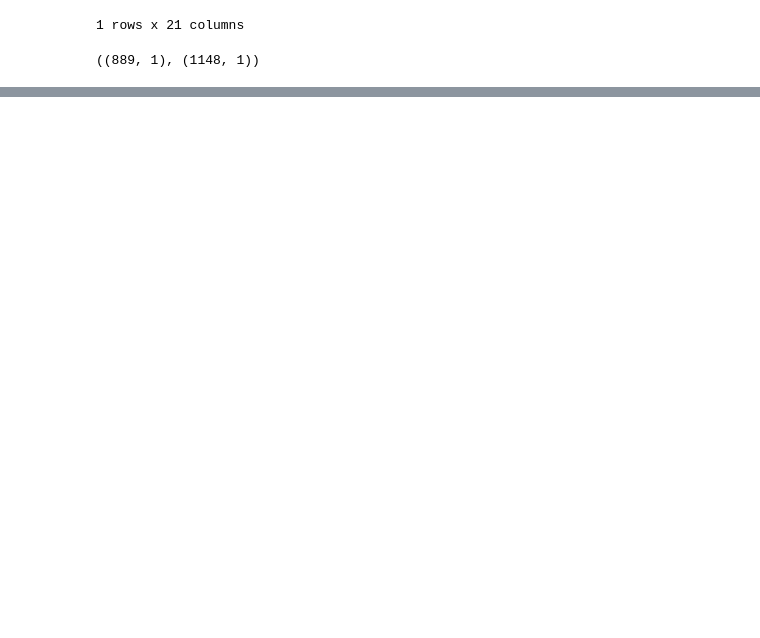
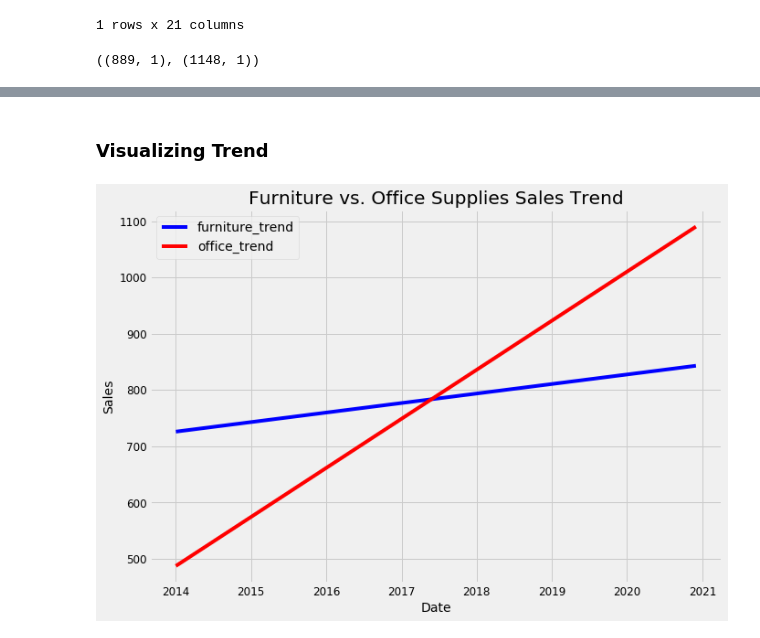
Before and after one commit to yuchild/time_series_ex1, a Jupyter notebook: Time_Series_Ex1.ipynb, the cells around one changed output, grey strips where cells are left out. Saved outputs shown, nothing was run; the diff lists cells and outputs as text; code cells hidden in the pictures; blank space fills up the shorter version.

```diff
--- a/Time_Series_Ex1.ipynb
+++ b/Time_Series_Ex1.ipynb
@@ -337,0 +539,3 @@ furniture.shape, office.shape
+# %%
+furn_names = ['furniture_%s' % column for column in furn_forecast.columns]
+off_names = ['office_%s' % column for column in off_forecast.columns]
@@ -337,0 +562,16 @@ furniture.shape, office.shape
+# %%
+furn_fore_copy = furn_forecast.copy()
+off_fore_copy = off_forecast.copy()
+
+furn_fore_copy.columns = furn_names
+off_fore_copy.columns = off_names
+
+forecast = pds.merge(furn_fore_copy # have to use pds the old pandas framework!!!
+                    , off_fore_copy
+                    , how='inner'
+                    , left_on='furniture_ds'
+                    , right_on='office_ds'
+                   )
+
+forecast = forecast.rename(columns={'furniture_ds': 'Date'}).drop('office_ds', axis=1)
+forecast.head()
@@ -337,0 +586,20 @@ furniture.shape, office.shape
+# %% [markdown]
+### Visualizing Trend
+# %%
+plt.figure(figsize=(10, 7))
+plt.plot(forecast['Date']
+         , forecast['furniture_trend']
+         , 'b-'
+         , label='furniture_trend'
+        )
+plt.plot(forecast['Date']
+         , forecast['office_trend']
+         , 'r-'
+         , label='office_trend'
+        )
+plt.legend()
+plt.xlabel('Date')
+plt.ylabel('Sales')
+plt.title('Furniture vs. Office Supplies Sales Trend');
+# %% [output]
+[figure, added]
```
Also changed, not shown: parts of 32 cells of this notebook.
